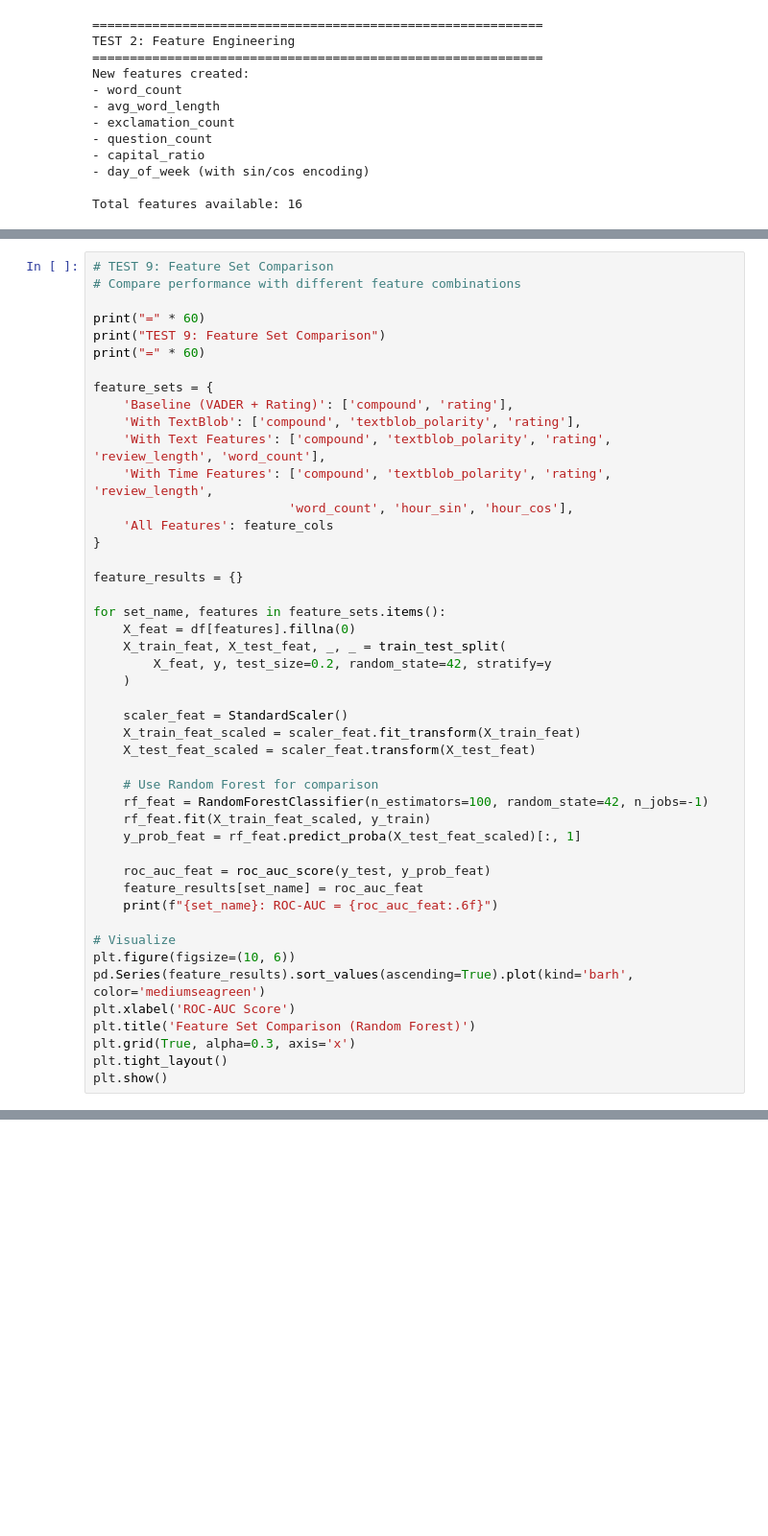
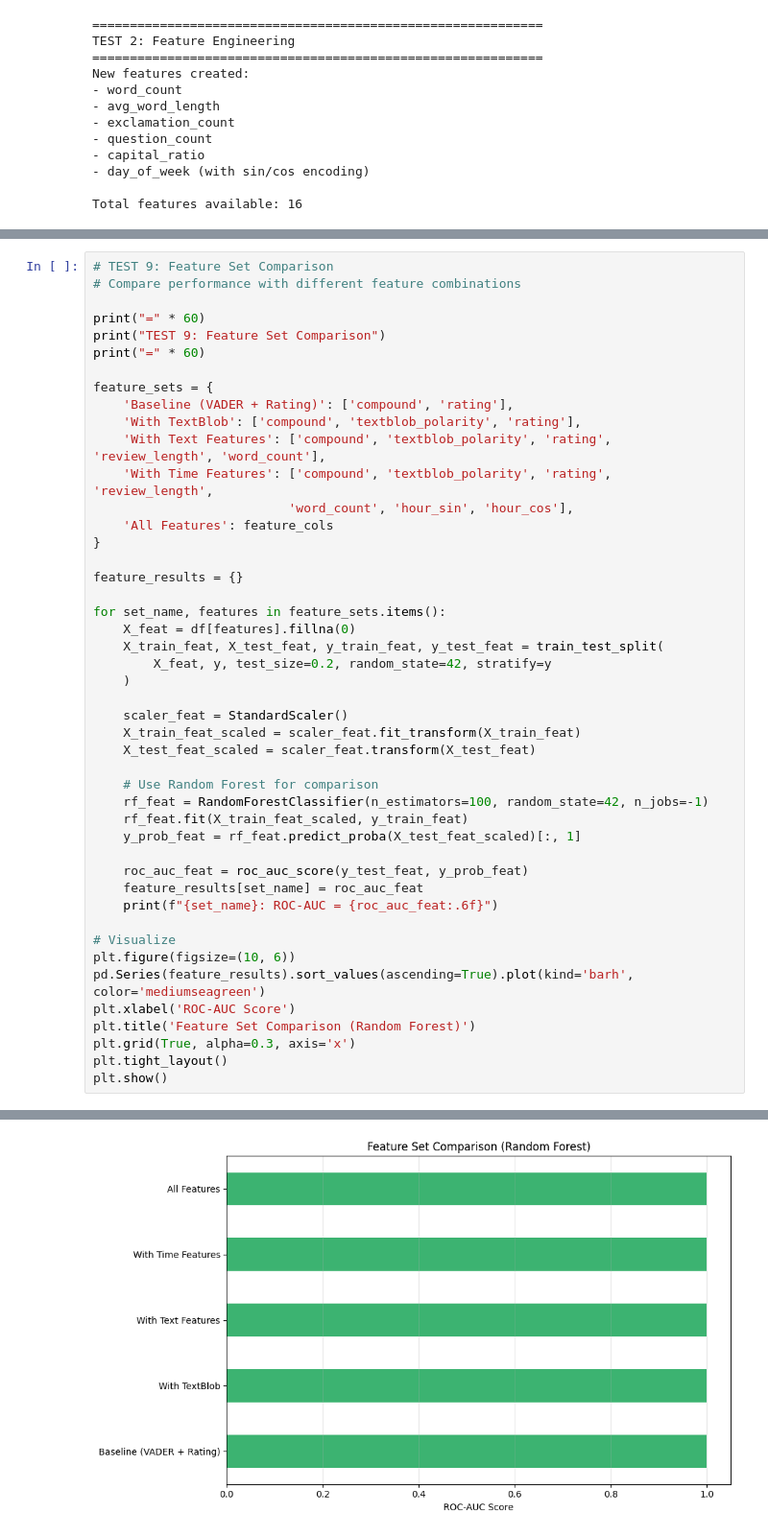
Before and after one commit to Abooshy-Taher/GRAD699-Sentiment-Analysis, a Jupyter notebook: Week 2/VSCodeExperiment.ipynb, the cells around one changed output, grey strips where cells are left out. Shown: that part at 96% size. Drawn from its saved outputs; the diff is of its cells as text; blank space fills up the shorter version.

```diff
--- a/Week 2/VSCodeExperiment.ipynb
+++ b/Week 2/VSCodeExperiment.ipynb
@@ -684,7 +806,7 @@ feature_results = {}
 
 for set_name, features in feature_sets.items():
     X_feat = df[features].fillna(0)
-    X_train_feat, X_test_feat, _, _ = train_test_split(
+    X_train_feat, X_test_feat, y_train_feat, y_test_feat = train_test_split(
         X_feat, y, test_size=0.2, random_state=42, stratify=y
     )
 
@@ -694,10 +816,10 @@ for set_name, features in feature_sets.items():
 
     # Use Random Forest for comparison
     rf_feat = RandomForestClassifier(n_estimators=100, random_state=42, n_jobs=-1)
-    rf_feat.fit(X_train_feat_scaled, y_train)
+    rf_feat.fit(X_train_feat_scaled, y_train_feat)
     y_prob_feat = rf_feat.predict_proba(X_test_feat_scaled)[:, 1]
 
-    roc_auc_feat = roc_auc_score(y_test, y_prob_feat)
+    roc_auc_feat = roc_auc_score(y_test_feat, y_prob_feat)
     feature_results[set_name] = roc_auc_feat
     print(f"{set_name}: ROC-AUC = {roc_auc_feat:.6f}")
 
@@ -709,3 +831,4 @@ plt.title('Feature Set Comparison (Random Forest)')
 plt.grid(True, alpha=0.3, axis='x')
 plt.tight_layout()
 plt.show()
+# %% [output]
@@ -712,3 +843,4 @@ plt.show()
+[figure, added]
 # %%
 # TEST 10: Summary Report
 # Generate a comprehensive summary of all tests
```
Also changed, not shown: parts of 14 cells of this notebook, 1 other file.
